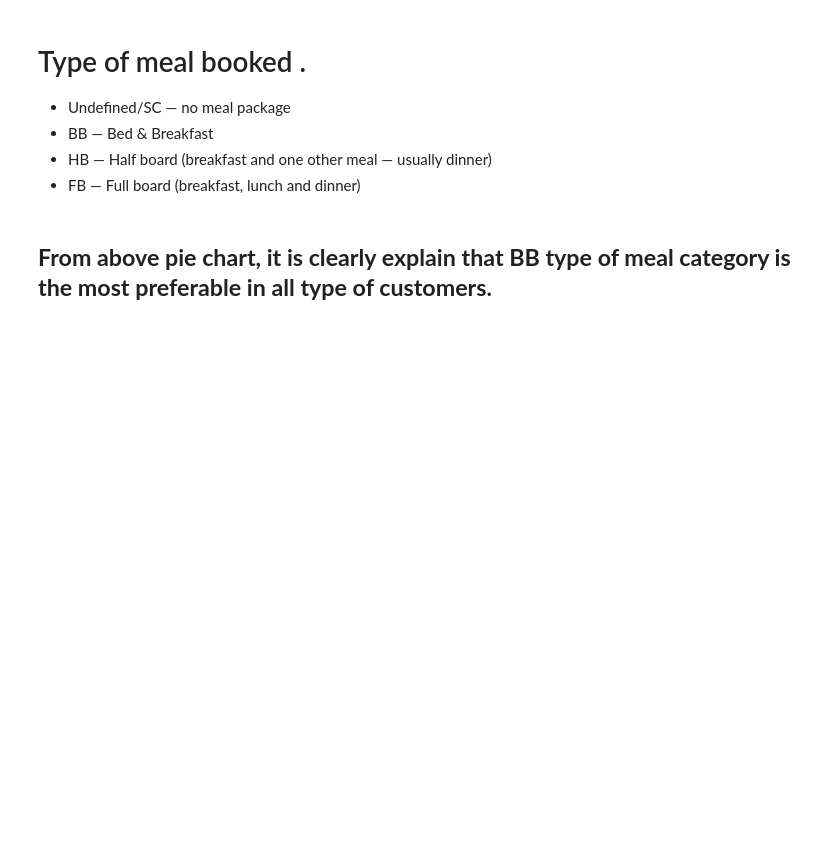
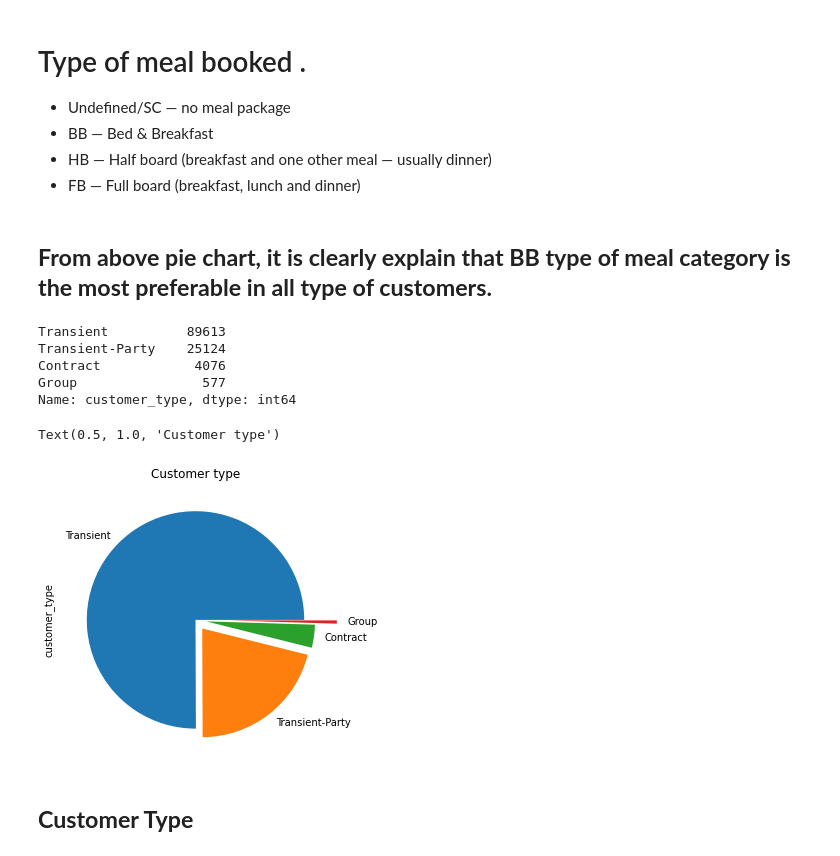
Before and after one commit to Animesh227/Hotel-Booking-Analysis, a Jupyter notebook: Hotel_Booking_Analysis_Capstone_Project_Animesh_Chakraborty.ipynb, the cells around one changed output. Drawn from its saved outputs; the diff is of its cells as text; code cells hidden in the pictures; blank space fills up the shorter version.

```diff
--- a/Hotel_Booking_Analysis_Capstone_Project_Animesh_Chakraborty.ipynb
+++ b/Hotel_Booking_Analysis_Capstone_Project_Animesh_Chakraborty.ipynb
@@ -422,3 +422,23 @@ Text(0.5, 1.0, 'Category of meal in which customer interested more')
 *   FB — Full board (breakfast, lunch and dinner)
 # %% [markdown]
 ## **From above pie chart, it is clearly explain that BB type of meal category is the most preferable in all type of customers.**
+# %%
+# Ensuring the type of customer
+customer_type_=df.customer_type.value_counts()
+customer_type_
+# %% [output]
+Transient          89613
+Transient-Party    25124
+Contract            4076
+Group                577
+Name: customer_type, dtype: int64
+# %%
+# Pie chart for type of customer
+myexplode = [0, 0.1, 0.1, 0.3]
+customer_type_.plot(kind='pie',explode = myexplode)
+plt.title('Customer type')
+# %% [output]
+Text(0.5, 1.0, 'Customer type')
+[figure, added]
+# %% [markdown]
+## **Customer Type**
```
Also changed, not shown: parts of 6 cells of this notebook.
